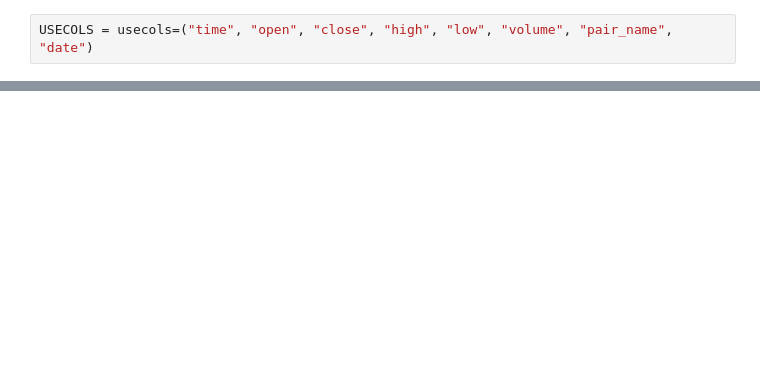
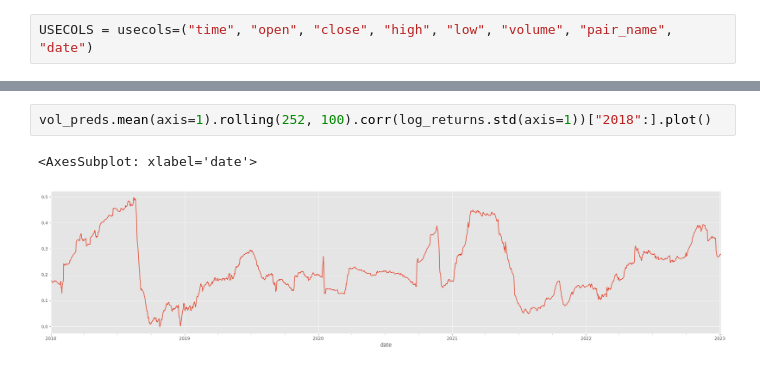
Before and after one commit to awh35/crypto_tsa, a Jupyter notebook: 2_garch.ipynb, the cells around one changed output, grey strips where cells are left out. Drawn from its saved outputs; the diff is of its cells as text; blank space fills up the shorter version.

```diff
--- a/2_garch.ipynb
+++ b/2_garch.ipynb
@@ -178,0 +102,5 @@ predicted_et = garch_forecast.mean["h.1"].iloc[-1]
+# %%
+vol_preds.mean(axis=1).rolling(252, 100).corr(log_returns.std(axis=1))["2018":].plot()
+# %% [output]
+<AxesSubplot: xlabel='date'>
+[figure, added]
```
Also changed, not shown: parts of 25 cells of this notebook, 1 other file.
